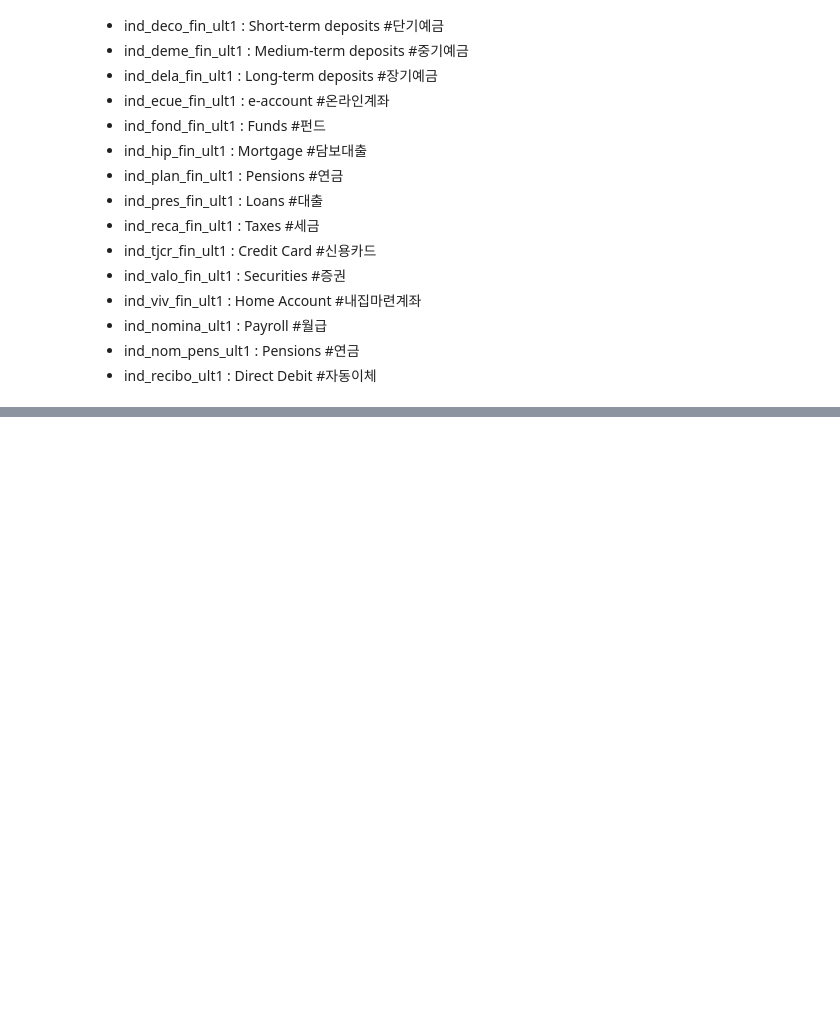
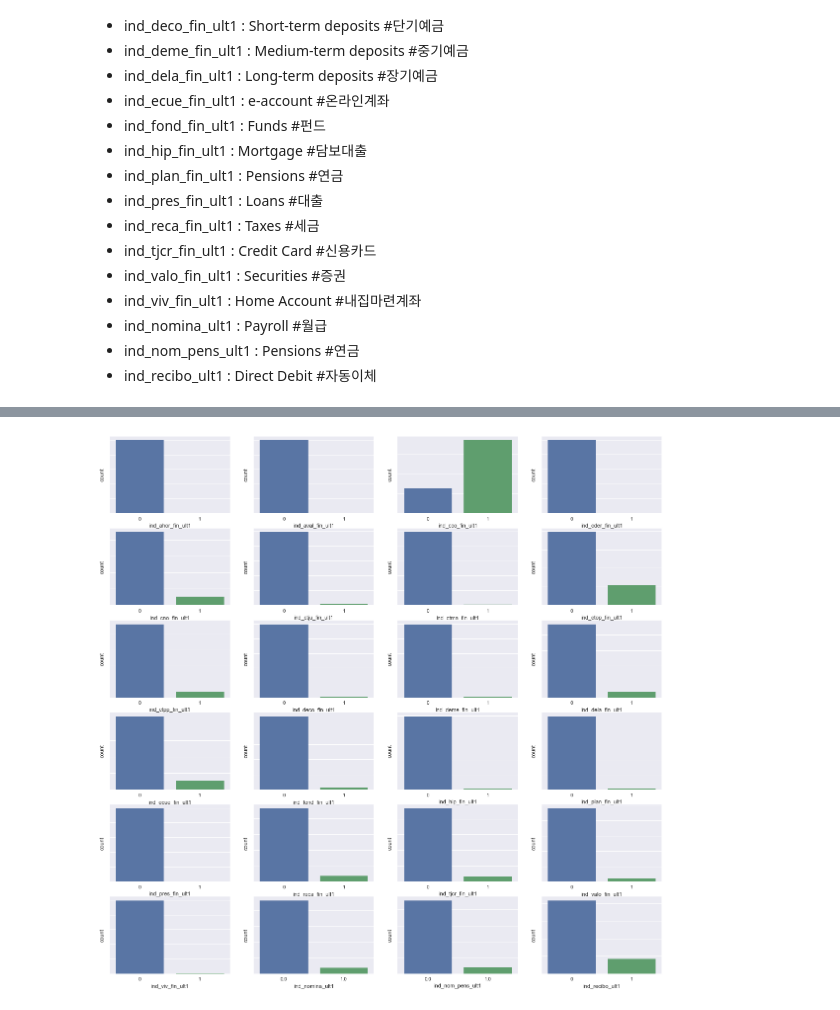
Before and after one commit to byaracho/Kaggle_Project, a Jupyter notebook: Santander_Product_Recommendation/EDA_ver.1_byaracho.ipynb, the cells around one changed output, grey strips where cells are left out. Saved outputs shown, nothing was run; the diff lists cells and outputs as text; code cells hidden in the pictures; blank space fills up the shorter version.

```diff
--- a/Santander_Product_Recommendation/EDA_ver.1_byaracho.ipynb
+++ b/Santander_Product_Recommendation/EDA_ver.1_byaracho.ipynb
@@ -139,0 +244,19 @@ train.describe()
+# %%
+categorical_features = ['fecha_dato', 'ncodpers', 'ind_empleado', 'pais_residencia', 'sexo',
+       'age', 'ind_nuevo', 'antiguedad', 'indrel',
+       'indrel_1mes', 'tiprel_1mes', 'indresi', 'indext',
+       'conyuemp', 'canal_entrada', 'indfall', 'tipodom', 'cod_prov',
+       'nomprov', 'ind_actividad_cliente', 'segmento']
+
+numerical_features = ['renta']
+
+date_features = ['fecha_alta', 'ult_fec_cli_1t']
+# %%
+fig, ax = plt.subplots(5,5, figsize = (20,20))
+
+for idx, n in enumerate(categorical_features):
+
+    sns.countplot(x=n, data=train, ax = ax[idx//5, idx%5])
+    ax[idx//5, idx%5].set(yticklabels=[])
+
+    continue
@@ -139,0 +287,20 @@ train.describe()
+# %%
+y_classes = ['ind_ahor_fin_ult1', 'ind_aval_fin_ult1', 'ind_cco_fin_ult1',
+       'ind_cder_fin_ult1', 'ind_cno_fin_ult1', 'ind_ctju_fin_ult1',
+       'ind_ctma_fin_ult1', 'ind_ctop_fin_ult1', 'ind_ctpp_fin_ult1',
+       'ind_deco_fin_ult1', 'ind_deme_fin_ult1', 'ind_dela_fin_ult1',
+       'ind_ecue_fin_ult1', 'ind_fond_fin_ult1', 'ind_hip_fin_ult1',
+       'ind_plan_fin_ult1', 'ind_pres_fin_ult1', 'ind_reca_fin_ult1',
+       'ind_tjcr_fin_ult1', 'ind_valo_fin_ult1', 'ind_viv_fin_ult1',
+       'ind_nomina_ult1', 'ind_nom_pens_ult1', 'ind_recibo_ult1']
+# %%
+fig, ax = plt.subplots(6,4, figsize = (20,20))
+
+for idx, n in enumerate(y_classes):
+
+    sns.countplot(x=n, data=train, ax = ax[idx//4, idx%4])
+    ax[idx//4, idx%4].set(yticklabels=[])
+
+    continue
+# %% [output]
+[figure, added]
```
Also changed, not shown: parts of 15 cells of this notebook.
